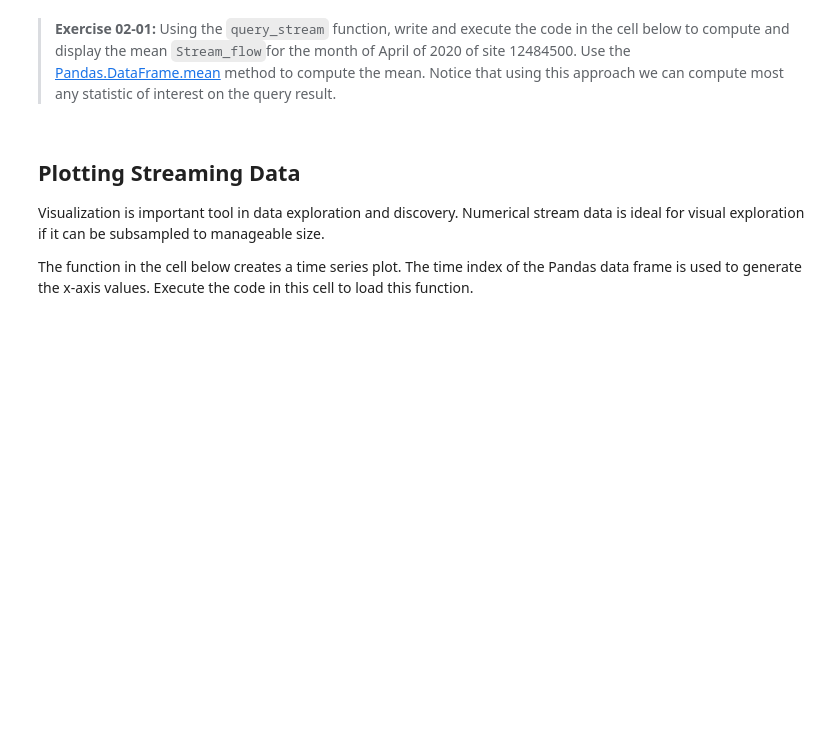
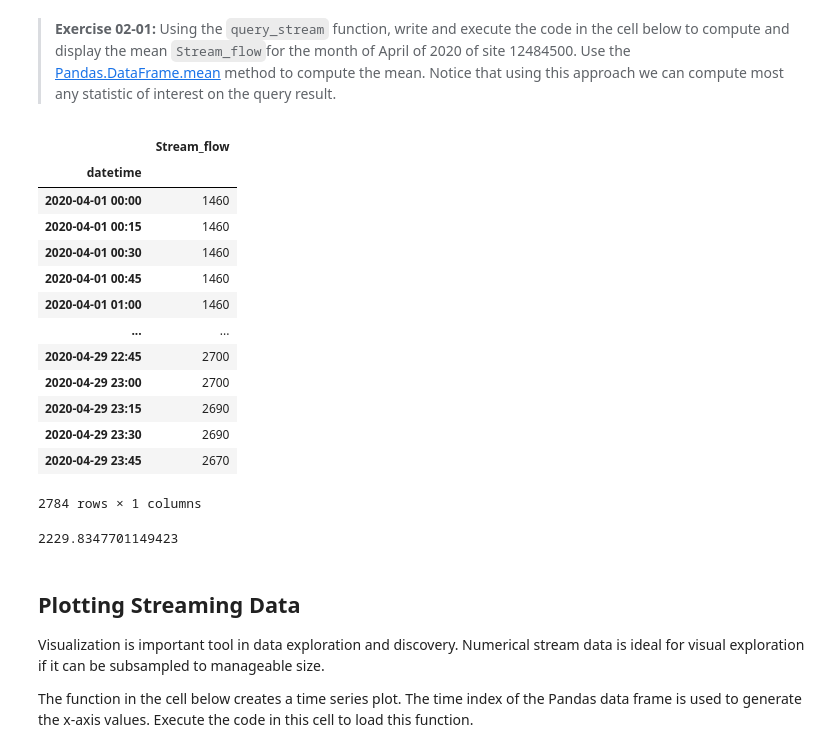
Before and after one commit to StephenElston/CSCI-E-108, a Jupyter notebook: notebooks/02_Streaming.ipynb, the cells around one changed output. Drawn from its saved outputs; the diff is of its cells as text; code cells hidden in the pictures; blank space fills up the shorter version.

```diff
--- a/notebooks/02_Streaming.ipynb
+++ b/notebooks/02_Streaming.ipynb
@@ -128,7 +201,32 @@ len(query_stream(stream_flow, Columns='Stream_flow', site_numbers=[12484500]))
 # %% [markdown]
 > **Exercise 02-01:** Using the `query_stream` function, write and execute the code in the cell below to compute and display the mean `Stream_flow`for the month of April of 2020 of site 12484500. Use the [Pandas.DataFrame.mean](https://pandas.pydata.org/pandas-docs/stable/reference/api/pandas.DataFrame.mean.html) method to compute the mean. Notice that using this approach we can compute most any statistic of interest on the query result.
 # %%
-## Put your code below
+# Create April 2020 stream for site 12484500
+april_2020_stream = query_stream(stream_flow, Columns=['Stream_flow'], site_numbers=[12484500], start_time='2020-04-01', end_time='2020-04-30')
+april_2020_stream
+# %% [output]
+|  | Stream_flow |
+| datetime |  |
+| 2020-04-01 00:00 | 1460 |
+| 2020-04-01 00:15 | 1460 |
+| 2020-04-01 00:30 | 1460 |
+| 2020-04-01 00:45 | 1460 |
+| 2020-04-01 01:00 | 1460 |
+| ... | ... |
+| 2020-04-29 22:45 | 2700 |
+| 2020-04-29 23:00 | 2700 |
+| 2020-04-29 23:15 | 2690 |
+| 2020-04-29 23:30 | 2690 |
+| 2020-04-29 23:45 | 2670 |
+2784 rows × 1 columns
+# %%
+# Compute the mean Stream_flow for April 2020 for site 12484500
+mean_stream_flow = april_2020_stream['Stream_flow'].mean()
+
+# Display the mean Stream_flow
+mean_stream_flow
+# %% [output]
+2229.8347701149423
 # %% [markdown]
 ## Plotting Streaming Data
 
```
Also changed, not shown: parts of 10 cells of this notebook.
